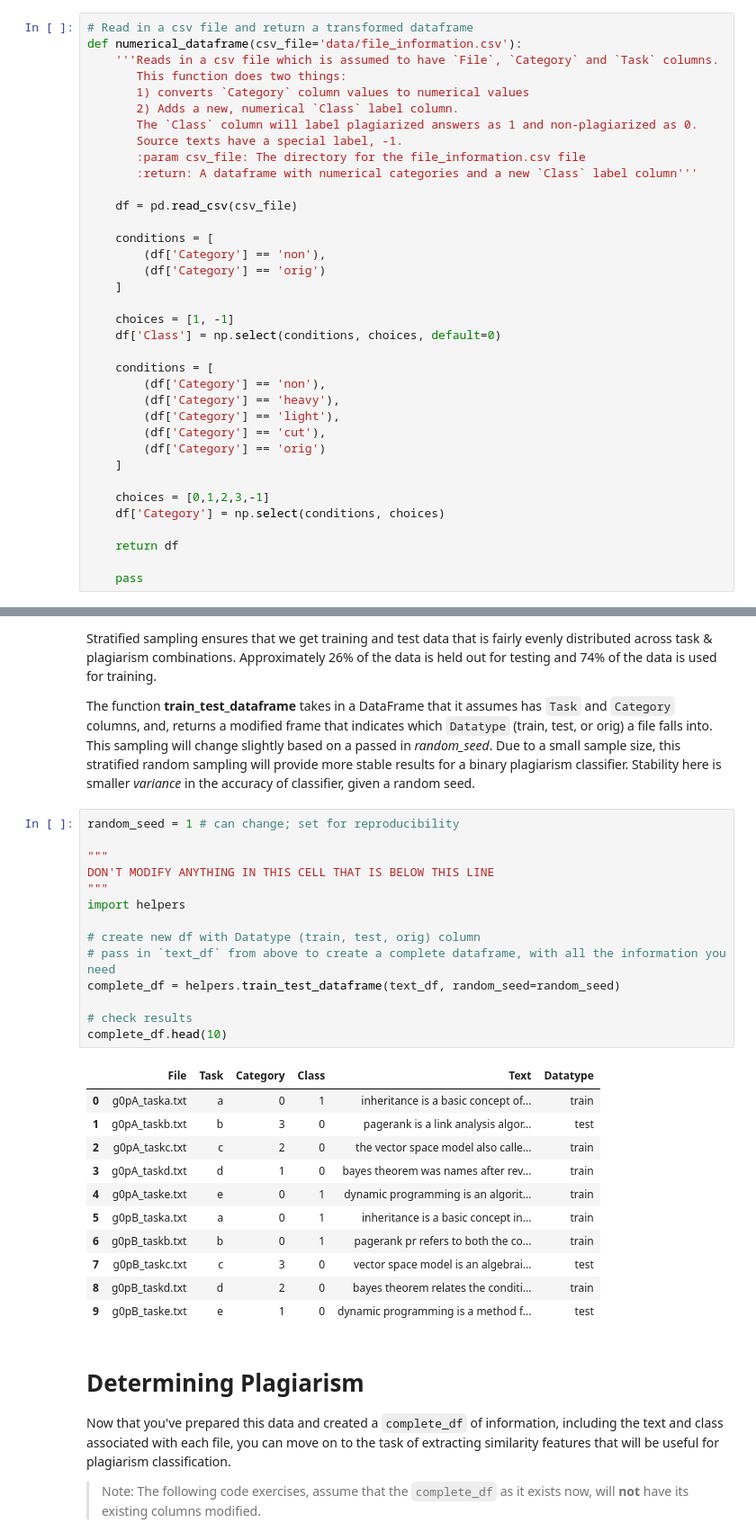
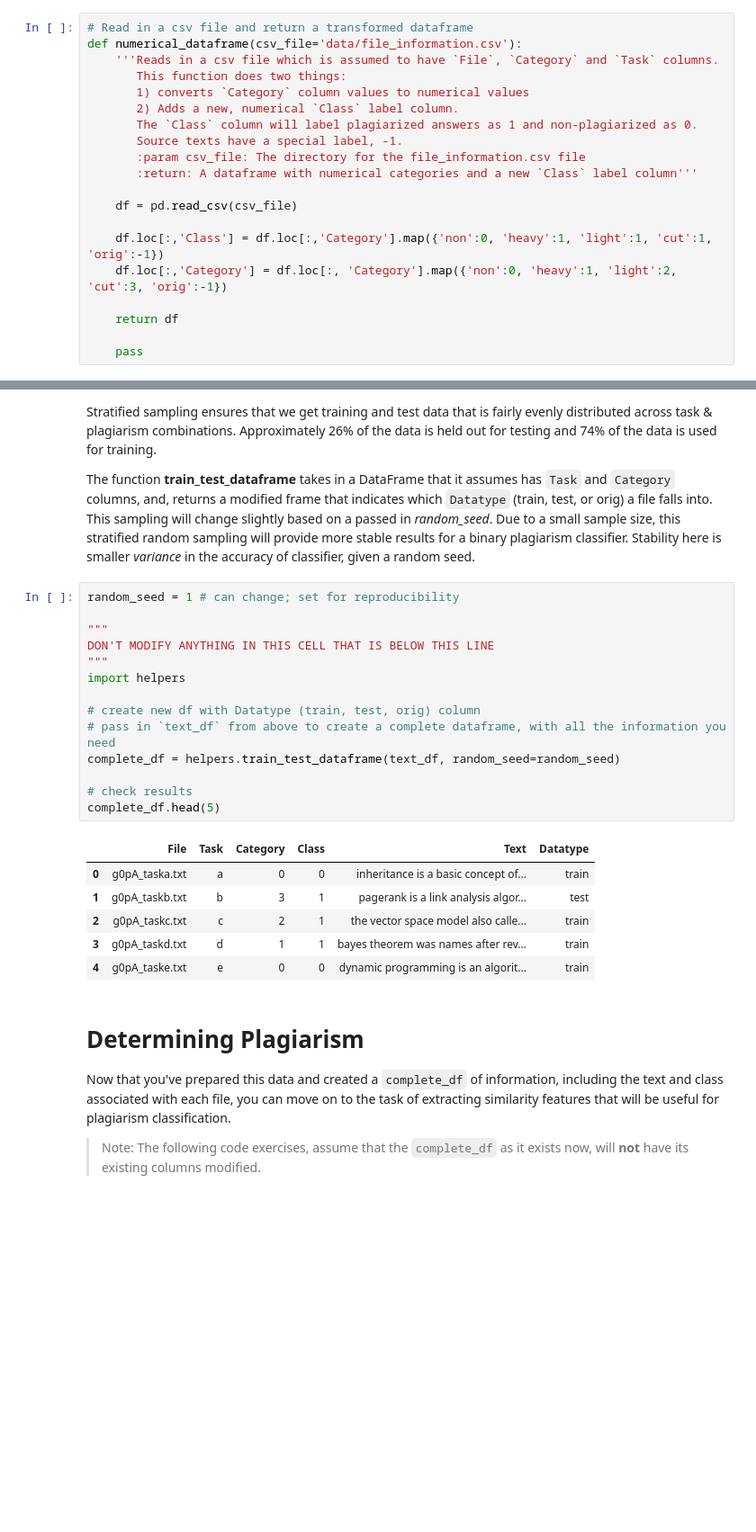
Before and after one commit to eklyman/plagiarism-detector, a Jupyter notebook: Project_Plagiarism_Detection/2_Plagiarism_Feature_Engineering.ipynb, the cells around one changed output, grey strips where cells are left out. Shown at 90% size. Saved outputs shown, nothing was run; the diff lists cells and outputs as text; blank space fills up the shorter version.

Commit message:
finish notebooks and training script

```diff
--- a/Project_Plagiarism_Detection/2_Plagiarism_Feature_Engineering.ipynb
+++ b/Project_Plagiarism_Detection/2_Plagiarism_Feature_Engineering.ipynb
@@ -148,24 +130,8 @@ def numerical_dataframe(csv_file='data/file_information.csv'):
 
     df = pd.read_csv(csv_file)
 
-    conditions = [
-        (df['Category'] == 'non'),
-        (df['Category'] == 'orig')
-    ]
-
-    choices = [1, -1]
-    df['Class'] = np.select(conditions, choices, default=0)
-
-    conditions = [
-        (df['Category'] == 'non'),
-        (df['Category'] == 'heavy'),
-        (df['Category'] == 'light'),
-        (df['Category'] == 'cut'),
-        (df['Category'] == 'orig')
-    ]
-
-    choices = [0,1,2,3,-1]
-    df['Category'] = np.select(conditions, choices)
+    df.loc[:,'Class'] = df.loc[:,'Category'].map({'non':0, 'heavy':1, 'light':1, 'cut':1, 'orig':-1})
+    df.loc[:,'Category'] = df.loc[:, 'Category'].map({'non':0, 'heavy':1, 'light':2, 'cut':3, 'orig':-1})
 
     return df
 
@@ -288,29 +267,24 @@ The function **train_test_dataframe** takes in a DataFrame that it assumes has `
 # %%
 random_seed = 1 # can change; set for reproducibility
 
 """
 DON'T MODIFY ANYTHING IN THIS CELL THAT IS BELOW THIS LINE
 """
 import helpers
 
 # create new df with Datatype (train, test, orig) column
 # pass in `text_df` from above to create a complete dataframe, with all the information you need
 complete_df = helpers.train_test_dataframe(text_df, random_seed=random_seed)
 
 # check results
-complete_df.head(10)
+complete_df.head(5)
 # %% [output]
 |  | File | Task | Category | Class | Text | Datatype |
-| 0 | g0pA_taska.txt | a | 0 | 1 | inheritance is a basic concept of... | train |
-| 1 | g0pA_taskb.txt | b | 3 | 0 | pagerank is a link analysis algor... | test |
-| 2 | g0pA_taskc.txt | c | 2 | 0 | the vector space model also calle... | train |
-| 3 | g0pA_taskd.txt | d | 1 | 0 | bayes theorem was names after rev... | train |
-| 4 | g0pA_taske.txt | e | 0 | 1 | dynamic programming is an algorit... | train |
-| 5 | g0pB_taska.txt | a | 0 | 1 | inheritance is a basic concept in... | train |
-| 6 | g0pB_taskb.txt | b | 0 | 1 | pagerank pr refers to both the co... | train |
-| 7 | g0pB_taskc.txt | c | 3 | 0 | vector space model is an algebrai... | test |
-| 8 | g0pB_taskd.txt | d | 2 | 0 | bayes theorem relates the conditi... | train |
-| 9 | g0pB_taske.txt | e | 1 | 0 | dynamic programming is a method f... | test |
+| 0 | g0pA_taska.txt | a | 0 | 0 | inheritance is a basic concept of... | train |
+| 1 | g0pA_taskb.txt | b | 3 | 1 | pagerank is a link analysis algor... | test |
+| 2 | g0pA_taskc.txt | c | 2 | 1 | the vector space model also calle... | train |
+| 3 | g0pA_taskd.txt | d | 1 | 1 | bayes theorem was names after rev... | train |
+| 4 | g0pA_taske.txt | e | 0 | 0 | dynamic programming is an algorit... | train |
 # %% [markdown]
 # Determining Plagiarism
 
```
Also changed, not shown: parts of 27 cells of this notebook, 3 other files.
